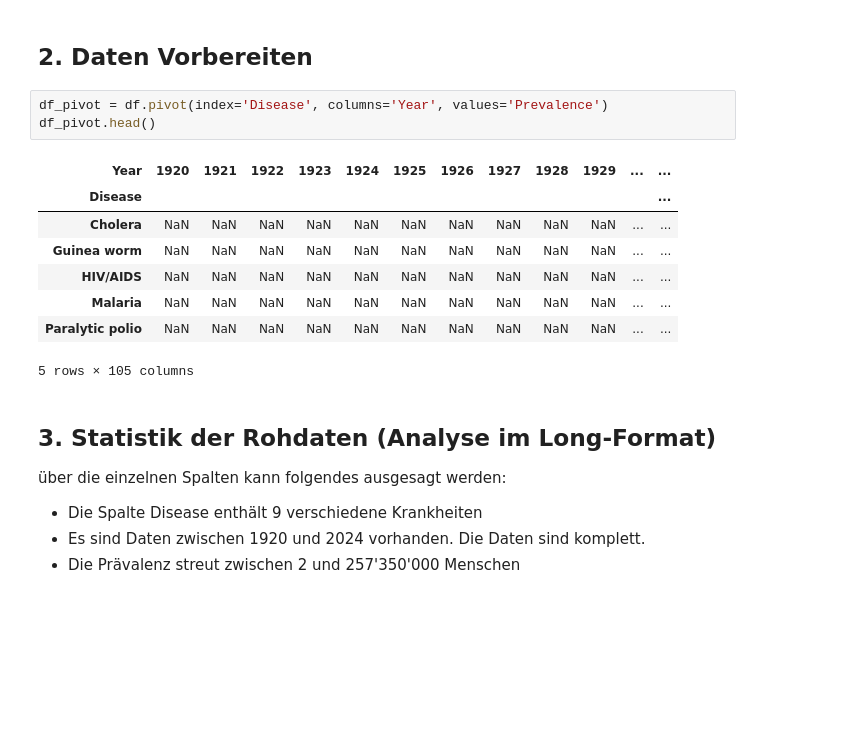
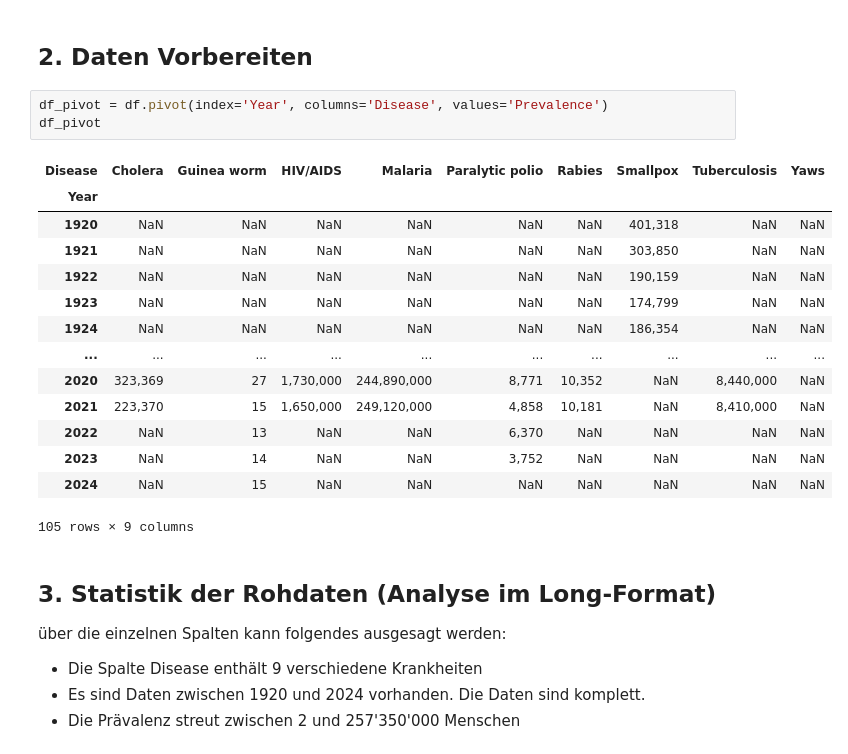
Before and after one commit to Retikulum94/Leistungsnachweis_2, a Jupyter notebook: Leistungsnachweis Infektionskrankheiten im Verlauf der Zeit.ipynb, the cells around one changed output. Saved outputs shown, nothing was run; the diff lists cells and outputs as text; blank space fills up the shorter version.

```diff
--- a/Leistungsnachweis Infektionskrankheiten im Verlauf der Zeit.ipynb
+++ b/Leistungsnachweis Infektionskrankheiten im Verlauf der Zeit.ipynb
@@ -27,17 +28,23 @@ df.head()
 # %% [markdown]
 ## 2. Daten Vorbereiten
 # %%
-df_pivot = df.pivot(index='Disease', columns='Year', values='Prevalence')
-df_pivot.head()
+df_pivot = df.pivot(index='Year', columns='Disease', values='Prevalence')
+df_pivot
 # %% [output]
-| Year | 1920 | 1921 | 1922 | 1923 | 1924 | 1925 | 1926 | 1927 | 1928 | 1929 | ... | ... |
-| Disease |  |  |  |  |  |  |  |  |  |  |  | ... |
-| Cholera | NaN | NaN | NaN | NaN | NaN | NaN | NaN | NaN | NaN | NaN | ... | ... |
-| Guinea worm | NaN | NaN | NaN | NaN | NaN | NaN | NaN | NaN | NaN | NaN | ... | ... |
-| HIV/AIDS | NaN | NaN | NaN | NaN | NaN | NaN | NaN | NaN | NaN | NaN | ... | ... |
-| Malaria | NaN | NaN | NaN | NaN | NaN | NaN | NaN | NaN | NaN | NaN | ... | ... |
-| Paralytic polio | NaN | NaN | NaN | NaN | NaN | NaN | NaN | NaN | NaN | NaN | ... | ... |
+| Disease | Cholera | Guinea worm | HIV/AIDS | Malaria | Paralytic polio | Rabies | Smallpox | Tuberculosis | Yaws |
+| Year |  |  |  |  |  |  |  |  |  |
+| 1920 | NaN | NaN | NaN | NaN | NaN | NaN | 401,318 | NaN | NaN |
+| 1921 | NaN | NaN | NaN | NaN | NaN | NaN | 303,850 | NaN | NaN |
+| 1922 | NaN | NaN | NaN | NaN | NaN | NaN | 190,159 | NaN | NaN |
+| 1923 | NaN | NaN | NaN | NaN | NaN | NaN | 174,799 | NaN | NaN |
+| 1924 | NaN | NaN | NaN | NaN | NaN | NaN | 186,354 | NaN | NaN |
+| ... | ... | ... | ... | ... | ... | ... | ... | ... | ... |
+| 2020 | 323,369 | 27 | 1,730,000 | 244,890,000 | 8,771 | 10,352 | NaN | 8,440,000 | NaN |
+| 2021 | 223,370 | 15 | 1,650,000 | 249,120,000 | 4,858 | 10,181 | NaN | 8,410,000 | NaN |
+| 2022 | NaN | 13 | NaN | NaN | 6,370 | NaN | NaN | NaN | NaN |
+| 2023 | NaN | 14 | NaN | NaN | 3,752 | NaN | NaN | NaN | NaN |
+| 2024 | NaN | 15 | NaN | NaN | NaN | NaN | NaN | NaN | NaN |
-5 rows × 105 columns
+105 rows × 9 columns
 # %% [markdown]
 ## 3. Statistik der Rohdaten (Analyse im Long-Format)
 
```
Also changed, not shown: parts of 13 cells of this notebook.
